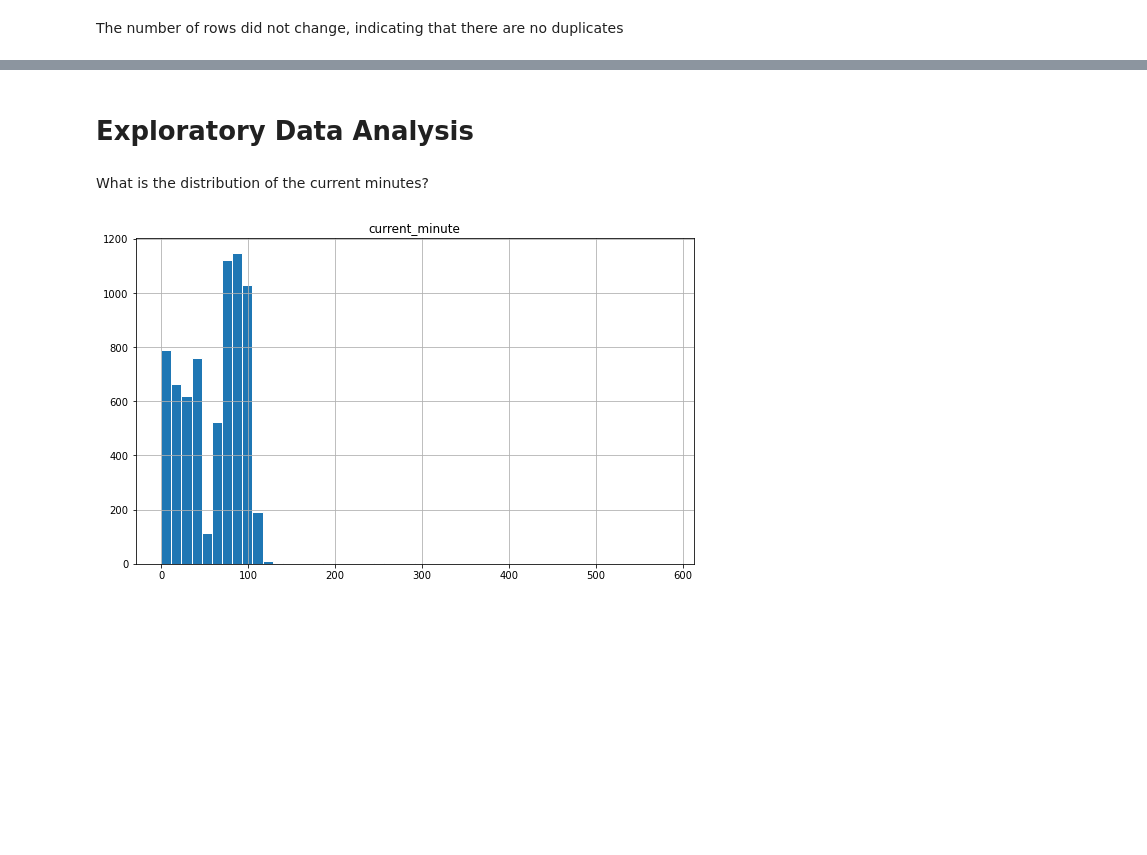
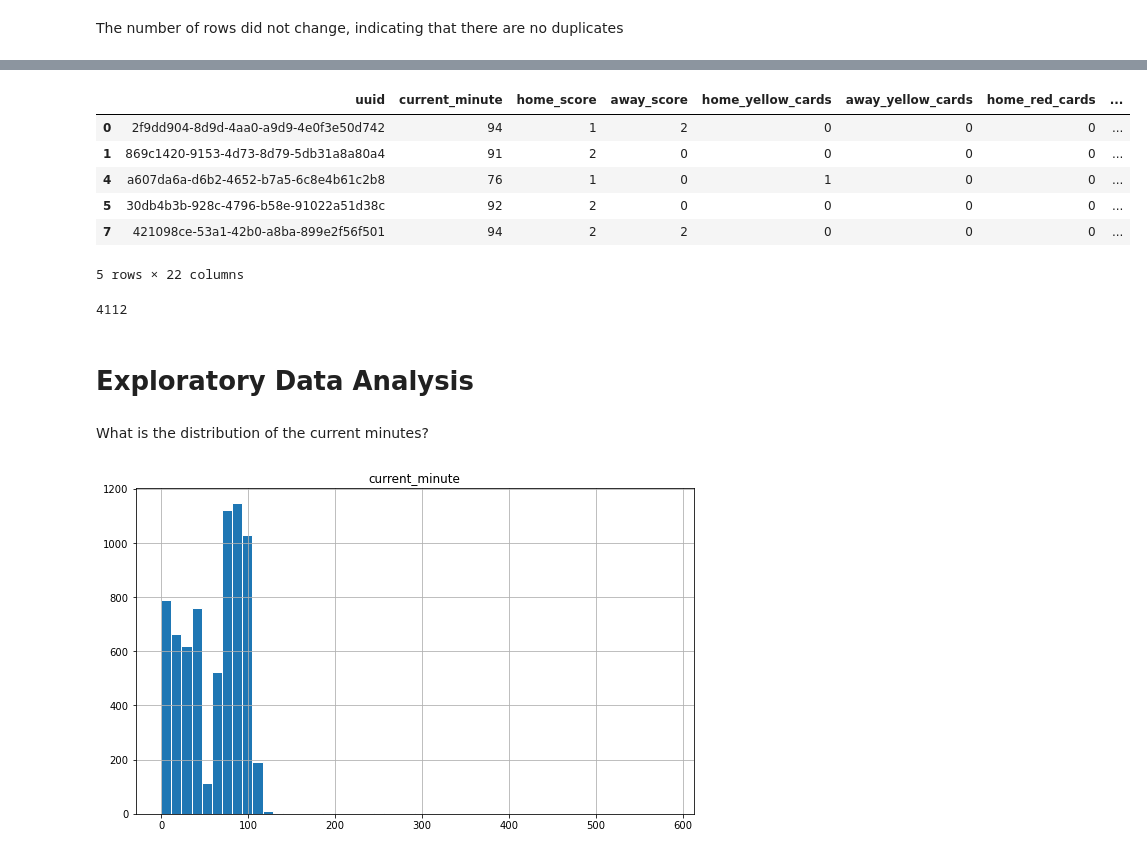
Before and after one commit to ayishamiara/STINTSY-MCO1, a Jupyter notebook: stintsy-mco1.ipynb, the cells around one changed output, grey strips where cells are left out. Saved outputs shown, nothing was run; the diff lists cells and outputs as text; code cells hidden in the pictures; blank space fills up the shorter version.

```diff
--- a/stintsy-mco1.ipynb
+++ b/stintsy-mco1.ipynb
@@ -206,3 +211,21 @@ len(end_game_df)
+# %%
+add_new_column_lambda = lambda row: True if (row["home_score"] > row["away_score"]) else False
+added_column_df = df.apply(add_new_column_lambda, axis=1)
+# %%
+df["home_is_winning"] = added_column_df
+df.head()
+# %% [output]
+|  | uuid | current_minute | home_score | away_score | home_yellow_cards | away_yellow_cards | home_red_cards | ... |
+| 0 | 2f9dd904-8d9d-4aa0-a9d9-4e0f3e50d742 | 94 | 1 | 2 | 0 | 0 | 0 | ... |
+| 1 | 869c1420-9153-4d73-8d79-5db31a8a80a4 | 91 | 2 | 0 | 0 | 0 | 0 | ... |
+| 4 | a607da6a-d6b2-4652-b7a5-6c8e4b61c2b8 | 76 | 1 | 0 | 1 | 0 | 0 | ... |
+| 5 | 30db4b3b-928c-4796-b58e-91022a51d38c | 92 | 2 | 0 | 0 | 0 | 0 | ... |
+| 7 | 421098ce-53a1-42b0-a8ba-899e2f56f501 | 94 | 2 | 2 | 0 | 0 | 0 | ... |
+5 rows × 22 columns
+# %%
+len(df)
+# %% [output]
+4112
 # %% [markdown]
 # Exploratory Data Analysis
 # %% [markdown]
```
Also changed, not shown: parts of 6 cells of this notebook.
